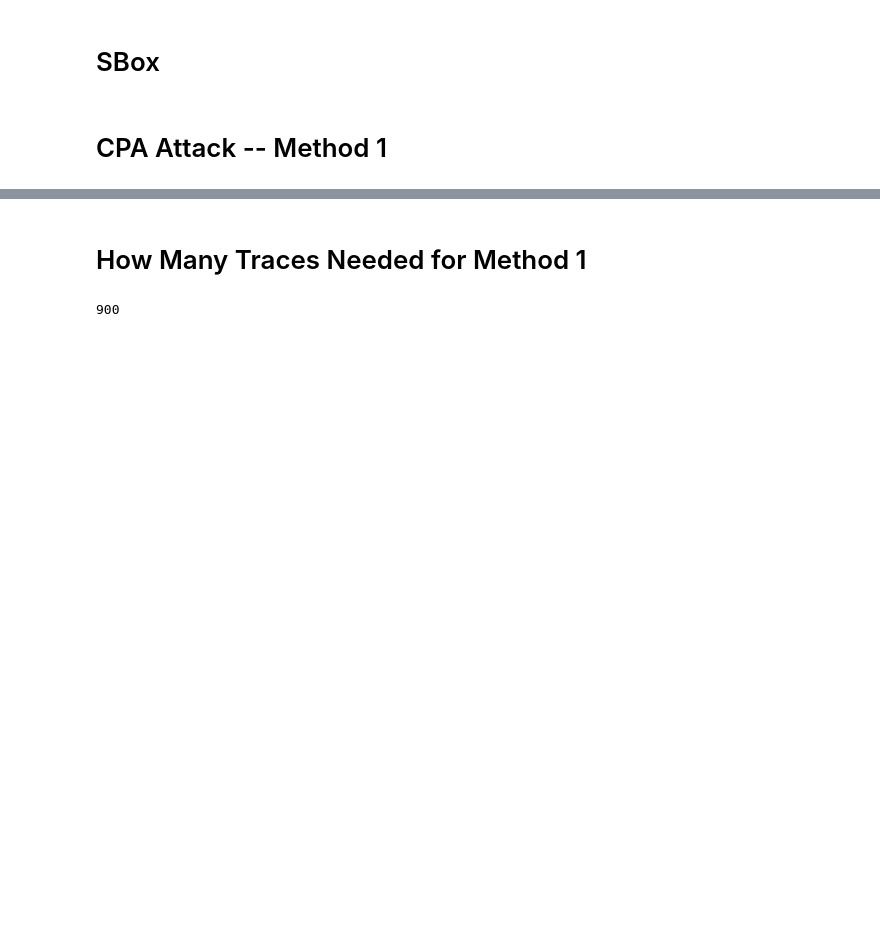
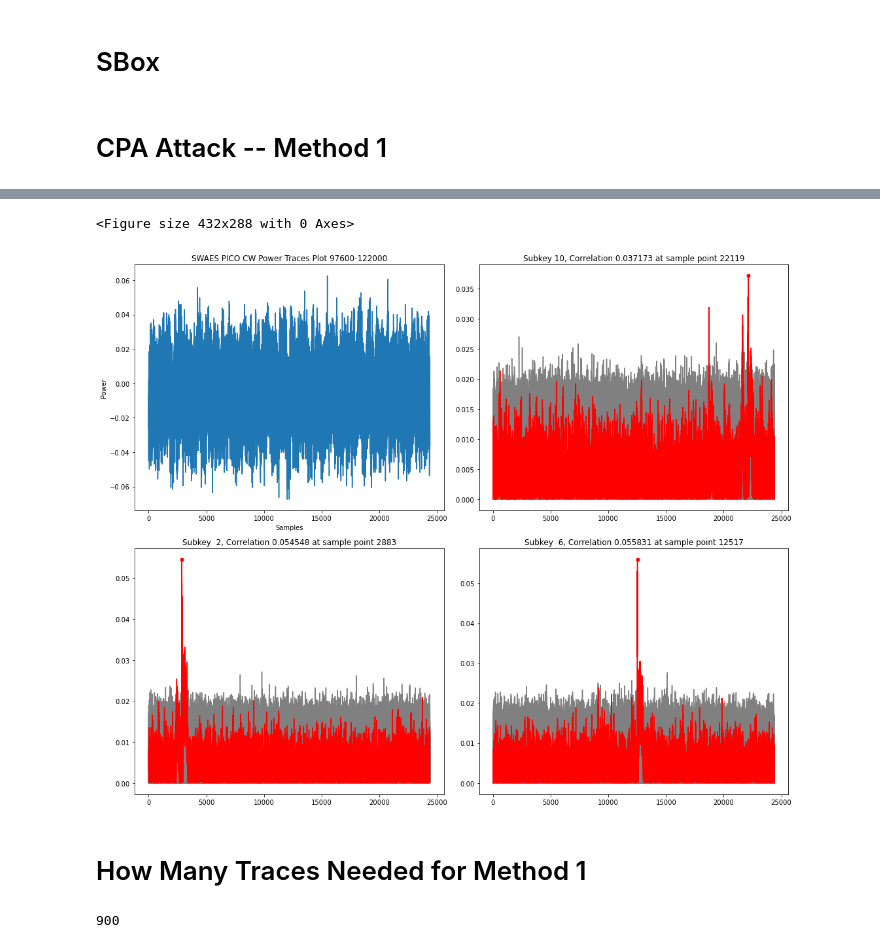
Before and after one commit to Secure-Embedded-Systems/attack-fame-pico, a Jupyter notebook: PICO/cw-swaes/chipwhisperer_cpa_HW_template.ipynb, the cells around one changed output, grey strips where cells are left out. Drawn from its saved outputs; the diff is of its cells as text; code cells hidden in the pictures; blank space fills up the shorter version.

```diff
--- a/PICO/cw-swaes/chipwhisperer_cpa_HW_template.ipynb
+++ b/PICO/cw-swaes/chipwhisperer_cpa_HW_template.ipynb
@@ -243,3 +240,59 @@ plt.show()
+# %%
+import pylab
+plt.figure()
+f, axs = plt.subplots(2,2,figsize=(15,12))
+
+pylab.subplot(2,2,3)
+subkey = 2
+for guess in trange(0, 256):
+    if (guess == known_key[subkey]):
+        plt.plot(abs(full_cpa_list[subkey][guess]),color="red",linewidth=1.5, linestyle='-',zorder=255)
+    else:
+        plt.plot(abs(full_cpa_list[subkey][guess]),color="grey")
+corr = abs(full_cpa_list[subkey][known_key[subkey]])
+xmax = np.argmax(corr)
+ymax = corr.max()
+plt.plot([xmax],[ymax],marker='.', markersize=10, color="red",zorder=255)
+plt.title('Subkey %2d, Correlation %2f at sample point %d' %(subkey,ymax,xmax))
+
+pylab.subplot(2,2,4)
+subkey = 6
+for guess in trange(0, 256):
+    if (guess == known_key[subkey]):
+        plt.plot(abs(full_cpa_list[subkey][guess]),color="red",linewidth=1.5, linestyle='-',zorder=255)
+    else:
+        plt.plot(abs(full_cpa_list[subkey][guess]),color="grey")
+corr = abs(full_cpa_list[subkey][known_key[subkey]])
+xmax = np.argmax(corr)
+ymax = corr.max()
+plt.plot([xmax],[ymax],marker='.', markersize=10, color="red",zorder=255)
+plt.title('Subkey %2d, Correlation %2f at sample point %d' %(subkey,ymax,xmax))
+
+pylab.subplot(2,2,1)
+plt.plot(trace_array_y[0])
+plt.title('SWAES PICO CW Power Traces Plot 97600-122000')
+plt.xlabel('Samples')
+plt.ylabel('Power')
+
+pylab.subplot(2,2,2)
+subkey = 10
+for guess in trange(0, 256):
+    if (guess == known_key[subkey]):
+        plt.plot(abs(full_cpa_list[subkey][guess]),color="red",linewidth=1.5, linestyle='-',zorder=255)
+    else:
+        plt.plot(abs(full_cpa_list[subkey][guess]),color="grey")
+corr = abs(full_cpa_list[subkey][known_key[subkey]])
+xmax = np.argmax(corr)
+ymax = corr.max()
+plt.plot([xmax],[ymax],marker='.', markersize=10, color="red",zorder=255)
+plt.title('Subkey %2d, Correlation %2f at sample point %d' %(subkey,ymax,xmax))
+
+plt.tight_layout()
+
+plt.savefig('2.jpg',dpi=100) # save jpg/png
+# %% [output]
+<Figure size 432x288 with 0 Axes>
+[figure, added]
 # %% [markdown]
 # How Many Traces Needed for Method 1
 # %%
```
Also changed, not shown: parts of 19 cells of this notebook, 1 other file.
